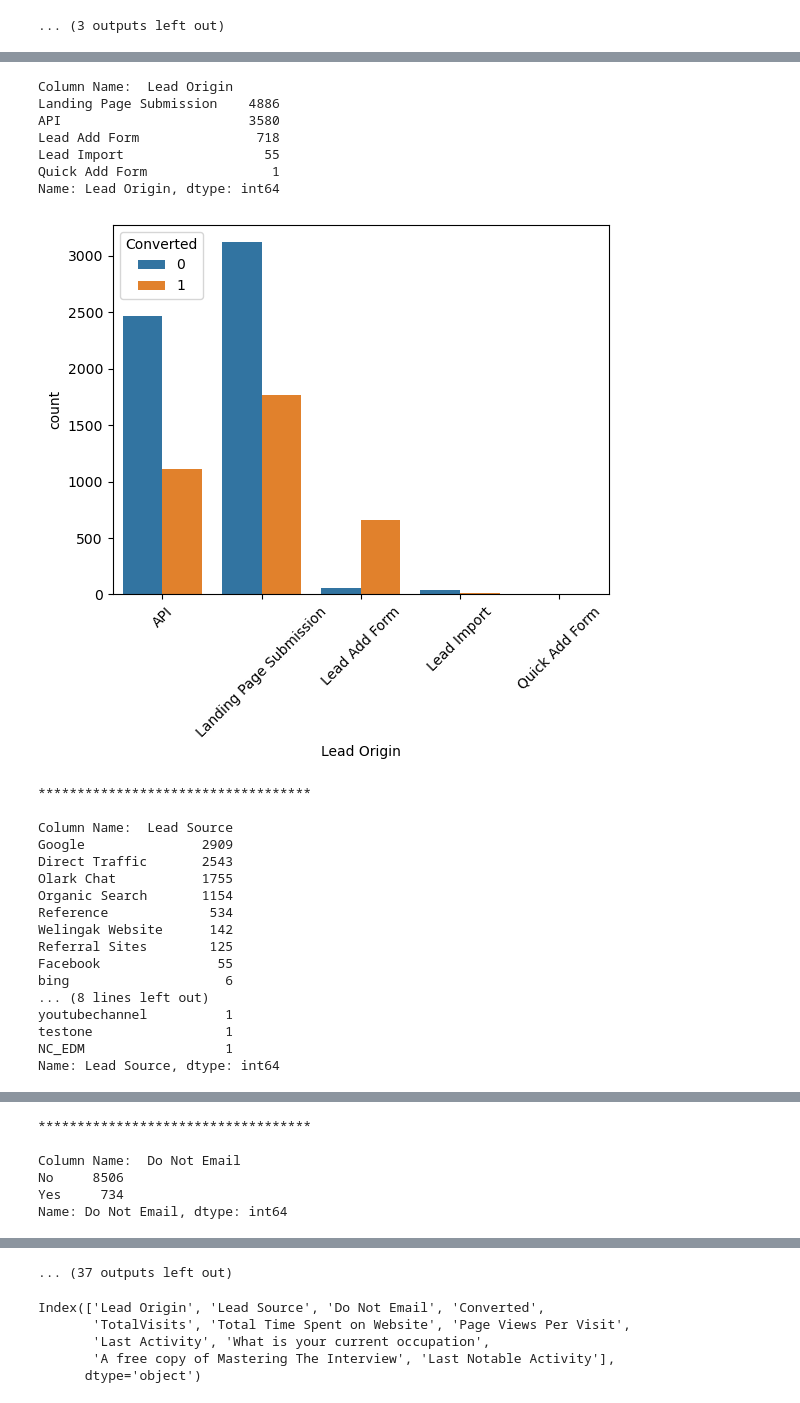
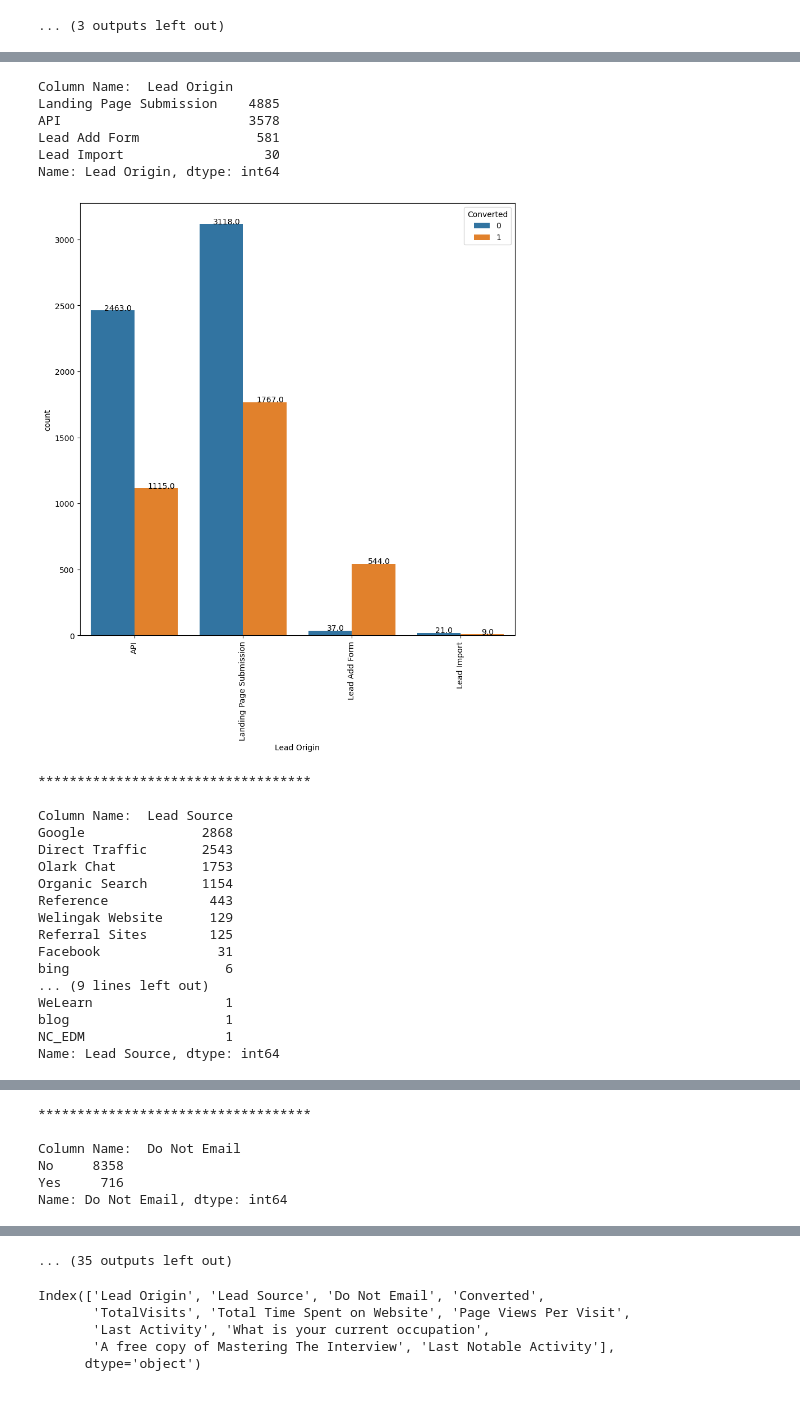
Before and after one commit to RatheeshHarshavardhanan/UpGradLeadScoringCaseStudyAug2023, a Jupyter notebook: LeadScoring.ipynb, the cells around one changed output, grey strips where cells are left out. Drawn from its saved outputs; the diff is of its cells as text; code cells hidden in the pictures.

```diff
--- a/LeadScoring.ipynb
+++ b/LeadScoring.ipynb
@@ -563,6 +593,0 @@ lead_df['TotalVisits'] = lead_df['TotalVisits'].replace(np.nan,lead_df['TotalVis
-# %%
-#Column 'Page Views Per Visit' can be imputed by replacing Nulls with Median value
-lead_df['Page Views Per Visit'] = lead_df['Page Views Per Visit'].replace(np.nan,lead_df['Page Views Per Visit'].median())
-# %%
-# Column 'Last Activity' has 1% of Null values. Hence replace those nulls with a default value 'Unavaiilable'
-lead_df['Last Activity'] = lead_df['Last Activity'].replace(np.nan,'Unavailable')
@@ -572,11 +600,11 @@ lead_df['Last Activity'] = lead_df['Last Activity'].replace(np.nan,'Unavailable'
 #Column 'What matters most to you in choosing a course' has highly biased data. hence drop this column.
 lead_df.drop(['What matters most to you in choosing a course'],axis = 1, inplace = True)
+# %%
+# Dropping Country as it is irrelevant to target variable
+lead_df.drop(['Country'],axis=1,inplace=True)
 # %%
 #Column 'What is your current occupation' can be imputed by replacing Nulls with most frequent value('Unemployed')
 lead_df['What is your current occupation'] = lead_df['What is your current occupation'].replace(np.nan,'Unemployed')
-
-#Column 'Country' can be imputed by replacing Nulls with most frequent value('India')
-lead_df['Country'] = lead_df['Country'].replace(np.nan,'India')
 # %%
 # Finding the null percentages across columns
 round(lead_df.isnull().sum()/lead_df.shape[0],2)*100
@@ -642,48 +670,52 @@ Index(['Lead Origin', 'Lead Source', 'Do Not Email', 'Do Not Call',
 # %%
 cols = ['Lead Origin', 'Lead Source', 'Do Not Email', 'Do Not Call',
        'Converted', 'TotalVisits', 'Total Time Spent on Website',
-       'Page Views Per Visit', 'Last Activity', 'Country',
+       'Page Views Per Visit', 'Last Activity',
        'What is your current occupation', 'Search', 'Magazine',
        'Newspaper Article', 'X Education Forums', 'Newspaper',
        'Digital Advertisement', 'Through Recommendations',
        'Receive More Updates About Our Courses',
        'Update me on Supply Chain Content', 'Get updates on DM Content',
        'I agree to pay the amount through cheque',
        'A free copy of Mastering The Interview', 'Last Notable Activity']
 
 #Vaidate the value counts of each column
 for i in cols:
+    plt.figure(figsize=(10,10))
     print('Column Name: ',i)
     print(lead_df[i].value_counts())
     #sns.countplot(lead_df[i])
-    sns.countplot(data = lead_df, x= i, hue ='Converted')
-    plt.xticks(rotation = 45)
+    #sns.countplot(data = lead_df, x= i, hue ='Converted')
+    ax = sns.countplot(data = lead_df, x= i, hue ='Converted')
+    for p in ax.patches:
+       ax.annotate('{:.1f}'.format(p.get_height()), (p.get_x()+0.25, p.get_height()+0.01),ha='center')
+
+    plt.xticks(rotation = 90)
     plt.show()
     print('***********************************')
     print("")
 # %% [output]
 Column Name:  Lead Origin
-Landing Page Submission    4886
-API                        3580
-Lead Add Form               718
-Lead Import                  55
-Quick Add Form                1
+Landing Page Submission    4885
+API                        3578
+Lead Add Form               581
+Lead Import                  30
 Name: Lead Origin, dtype: int64
-[figure, old version]
+[figure, new version]
 ***********************************
 
 Column Name:  Lead Source
-Google               2909
+Google               2868
 Direct Traffic       2543
-Olark Chat           1755
+Olark Chat           1753
 Organic Search       1154
-Reference             534
-Welingak Website      142
+Reference             443
+Welingak Website      129
 Referral Sites        125
-Facebook               55
+Facebook               31
 bing                    6
-... (8 lines left out)
-youtubechannel          1
-testone                 1
+... (9 lines left out)
+WeLearn                 1
+blog                    1
 NC_EDM                  1
 Name: Lead Source, dtype: int64
@@ -691,6 +723,6 @@ Name: Lead Source, dtype: int64
 ***********************************
 
 Column Name:  Do Not Email
-No     8506
-Yes     734
+No     8358
+Yes     716
 Name: Do Not Email, dtype: int64
@@ -730,4 +762,4 @@ Name: TotalVisits, dtype: int64
-... (37 outputs left out)
+... (35 outputs left out)
 # %%
 # The following columns need to be dropped since there is only one value which is used for majority of the rows.
 # They wont have much of any predictive power
```
Also changed, not shown: parts of 127 cells of this notebook, 3 other files.
